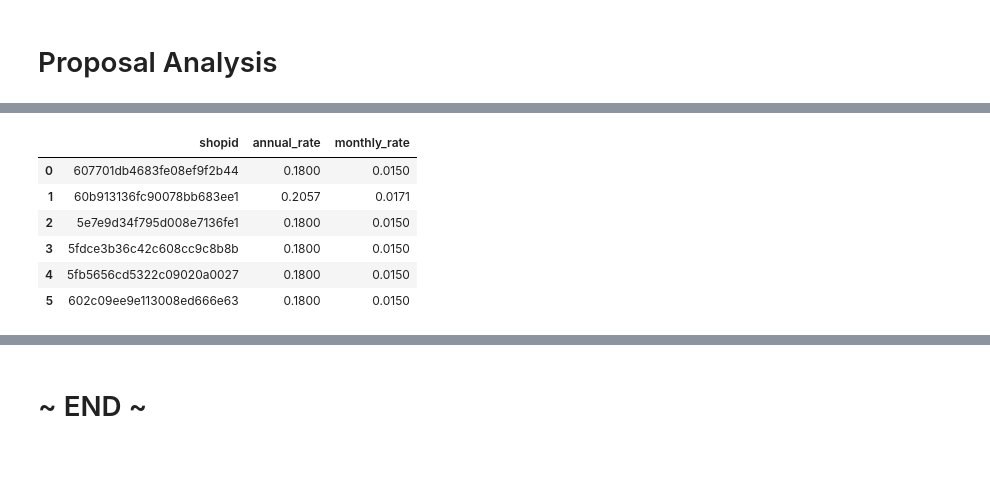
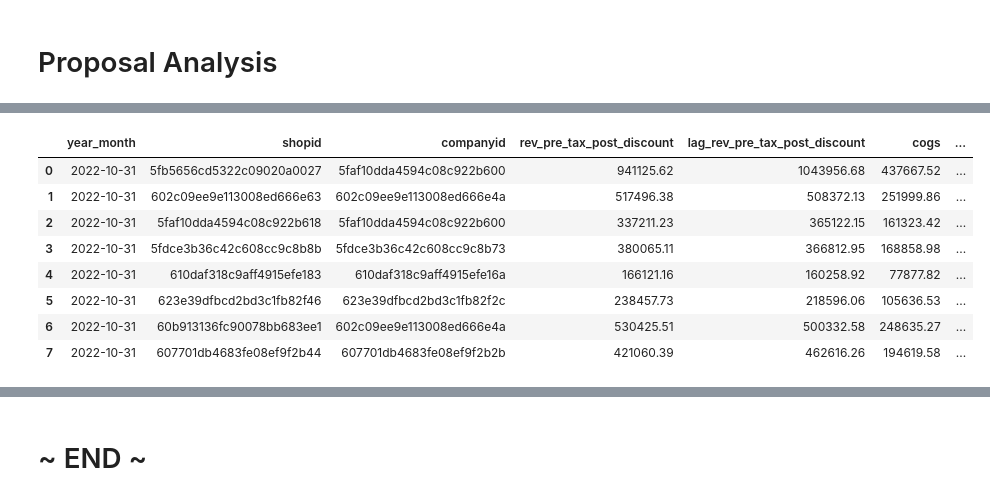
Before and after one commit to warrenshen/platform, a Jupyter notebook: services/api-server/notebooks/analysis/blaze_data_analysis_MA_master.ipynb, the cells around one changed output, grey strips where cells are left out. Drawn from its saved outputs; the diff is of its cells as text; code cells hidden in the pictures; blank space fills up the shorter version.

```diff
--- a/services/api-server/notebooks/analysis/blaze_data_analysis_MA_master.ipynb
+++ b/services/api-server/notebooks/analysis/blaze_data_analysis_MA_master.ipynb
@@ -616,9 +625,9 @@ Name: year_month, dtype: datetime64[ns]
 # %%
 # use own bm
 
-rev_change_bm_with_weight = pd.DataFrame([numpy.nan,-0.07, 0.01, -0.07, 0.09,0.07,0.02,0.11,-0.01,-0.05,-0.01,-0.07,numpy.nan,numpy.nan])
+rev_change_bm_with_weight = pd.DataFrame([numpy.nan,-0.07, 0.01, -0.07, 0.09,0.07,0.02,0.11,-0.01,-0.05,-0.01,0.07,-0.02,-0.07,-0.04])
 rev_change_bm_with_weight['year_month'] = gm_distr_all['year_month'].values
-rev_change_bm_with_weight['weight'] = [0.12,0.2,0.28,0.36,0.44,0.52,0.6,0.68,0.76,0.84,0.92,1,numpy.nan,numpy.nan]
+rev_change_bm_with_weight['weight'] = [numpy.nan,0.04,0.08,0.12,0.2,0.28,0.36,0.44,0.52,0.6,0.68,0.76,0.84,0.92,1]
 rev_change_bm_with_weight.columns = ['rev_change_bm','year_month','rev_change_weight']
 rev_change_bm_with_weight = rev_change_bm_with_weight.reset_index(drop = True)
 rev_change_bm_with_weight
@@ -674,7 +684,7 @@ blaze_inv_data_all = pd.read_sql_query("""with base as (
     and unit_cost > 0.01
     and current_quantity > 0
     and current_quantity < 1000
-    and date in ('2022-09-01','2022-09-03','2022-09-10','2022-09-17','2022-09-24')
+    and date in ('2022-10-25','2022-10-18','2022-10-11','2022-10-04','2022-10-01')
     and state = 'MA'
 ),
 base_by_group as (
@@ -698,7 +708,7 @@ shopid,
 companyid,
 inventory_group,
 avg(inventory) inventory,
-last_day('2022-09-30') year_month
+last_day('2022-10-31') year_month
 from weekly_inv
 group by 1,2,3""",engine)
 # %%
@@ -786,7 +797,7 @@ round(data_joined['inventory_turnover'].quantile(0.95),2)
 # %% [markdown]
 # UW
 # %%
-recent = data_joined[data_joined['year_month'] == '2022-09-30']
+recent = data_joined[data_joined['year_month'] == '2022-10-31']
 recent = recent.reset_index(drop = True)
 # %%
 recent[['year_month','shopid']].groupby(['year_month']).nunique()
@@ -1015,12 +1040,14 @@ def calculate_interest_rate(score, full_score):
 final_pass['annual_rate'] = [calculate_interest_rate(final_pass['total_score'][i],35)[1] for i in range(len(final_pass))]
 final_pass['monthly_rate'] = [calculate_interest_rate(final_pass['total_score'][i],35)[0] for i in range(len(final_pass))]
 # %%
-final_pass[['shopid','annual_rate','monthly_rate']]
+final_pass
 # %% [output]
-|  | shopid | annual_rate | monthly_rate |
-| 0 | 607701db4683fe08ef9f2b44 | 0.1800 | 0.0150 |
-| 1 | 60b913136fc90078bb683ee1 | 0.2057 | 0.0171 |
-| 2 | 5e7e9d34f795d008e7136fe1 | 0.1800 | 0.0150 |
-| 3 | 5fdce3b36c42c608cc9c8b8b | 0.1800 | 0.0150 |
-| 4 | 5fb5656cd5322c09020a0027 | 0.1800 | 0.0150 |
-| 5 | 602c09ee9e113008ed666e63 | 0.1800 | 0.0150 |
+|  | year_month | shopid | companyid | rev_pre_tax_post_discount | lag_rev_pre_tax_post_discount | cogs | ... |
+| 0 | 2022-10-31 | 5fb5656cd5322c09020a0027 | 5faf10dda4594c08c922b600 | 941125.62 | 1043956.68 | 437667.52 | ... |
+| 1 | 2022-10-31 | 602c09ee9e113008ed666e63 | 602c09ee9e113008ed666e4a | 517496.38 | 508372.13 | 251999.86 | ... |
+| 2 | 2022-10-31 | 5faf10dda4594c08c922b618 | 5faf10dda4594c08c922b600 | 337211.23 | 365122.15 | 161323.42 | ... |
+| 3 | 2022-10-31 | 5fdce3b36c42c608cc9c8b8b | 5fdce3b36c42c608cc9c8b73 | 380065.11 | 366812.95 | 168858.98 | ... |
+| 4 | 2022-10-31 | 610daf318c9aff4915efe183 | 610daf318c9aff4915efe16a | 166121.16 | 160258.92 | 77877.82 | ... |
+| 5 | 2022-10-31 | 623e39dfbcd2bd3c1fb82f46 | 623e39dfbcd2bd3c1fb82f2c | 238457.73 | 218596.06 | 105636.53 | ... |
+| 6 | 2022-10-31 | 60b913136fc90078bb683ee1 | 602c09ee9e113008ed666e4a | 530425.51 | 500332.58 | 248635.27 | ... |
+| 7 | 2022-10-31 | 607701db4683fe08ef9f2b44 | 607701db4683fe08ef9f2b2b | 421060.39 | 462616.26 | 194619.58 | ... |
```
Also changed, not shown: parts of 57 cells of this notebook, 3 other files.
